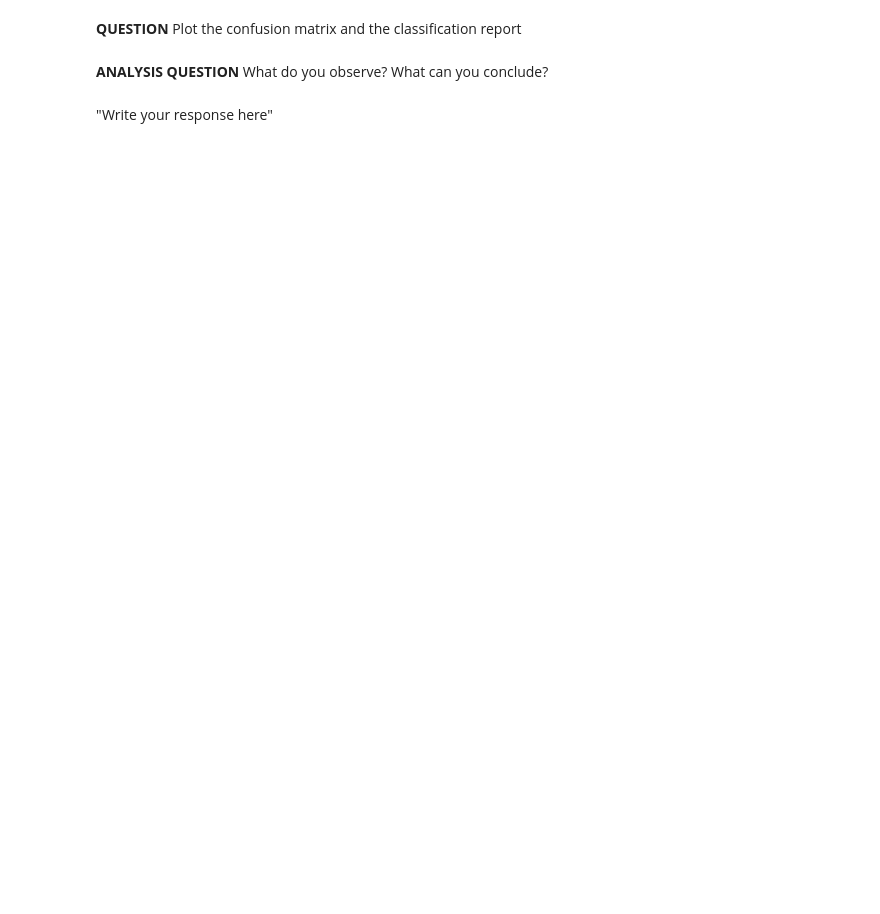
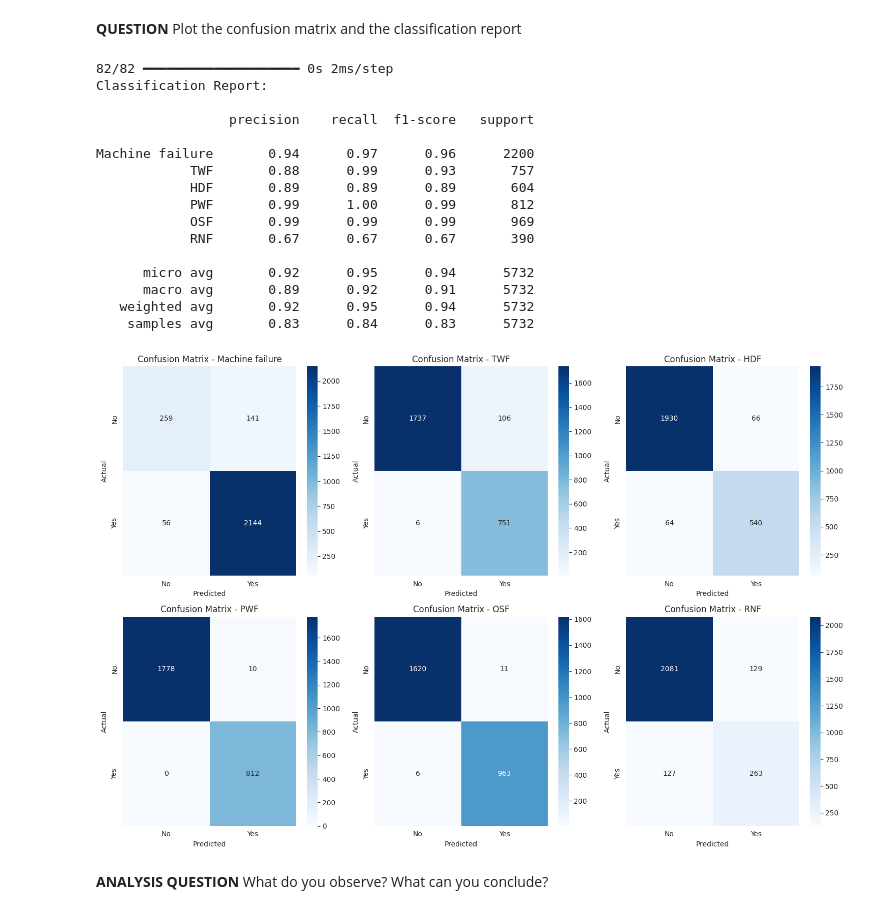
Before and after one commit to MothSleath/EmbeddedAI, a Jupyter notebook: TP_IA_EMBARQUEE.ipynb, the cells around one changed output. Drawn from its saved outputs; the diff is of its cells as text; code cells hidden in the pictures; blank space fills up the shorter version.

```diff
--- a/TP_IA_EMBARQUEE.ipynb
+++ b/TP_IA_EMBARQUEE.ipynb
@@ -261,3 +470,16 @@ In this section, you must build and train a model without rebalancing the datase
 **QUESTION:** Code below the model architecture
 # %% [markdown]
 **TIP:** It could be interesting to keep it the same as before
+# %%
+# deep learning model
+model = keras.Sequential([
+    keras.Input(shape=(X_train.shape[1],)),
+    layers.Dense(32, activation='relu'),
+    layers.Dense(16, activation='relu'),
+    layers.Dense(8, activation='relu'),
+    layers.Dense(Y_train.shape[1], activation='sigmoid')
+])
+
+model.compile(optimizer='adam', loss='binary_crossentropy', metrics=['accuracy'])
+
+model.summary()
@@ -266,6 +558,56 @@ In this section, you must build and train a model without rebalancing the datase
 # %% [markdown]
 **QUESTION** Plot the confusion matrix and the classification report
+# %%
+# 1. Génération des prédictions du modèle
+Y_pred_proba = model.predict(X_test)         # prédictions probabilistes
+Y_pred = (Y_pred_proba > 0.5).astype(int)    # conversion en binaire
+
+# 2. Rapport de classification
+# Adaptez la liste ci-dessous en fonction de l'ordre et du nom de vos étiquettes réelles
+labels = ['Machine failure', 'TWF', 'HDF', 'PWF', 'OSF', 'RNF']
+print("Classification Report:\n")
+print(classification_report(Y_test, Y_pred, target_names=labels, zero_division=0))
+
+# 3. Matrices de confusion pour chaque étiquette
+conf_matrices = multilabel_confusion_matrix(Y_test, Y_pred)
+
+# 4. Visualisation des matrices de confusion
+fig, axes = plt.subplots(2, 3, figsize=(15, 10))
+
+for i, ax in enumerate(axes.flatten()):
+    if i < len(labels):
+        sns.heatmap(
+            conf_matrices[i],
+            annot=True,
+            fmt='d',
+            cmap='Blues',
+            xticklabels=['No', 'Yes'],
+            yticklabels=['No', 'Yes'],
+            ax=ax
+        )
+        ax.set_title(f'Confusion Matrix - {labels[i]}')
+        ax.set_xlabel('Predicted')
+        ax.set_ylabel('Actual')
+
+plt.tight_layout()
+plt.show()
+# %% [output]
+82/82 ━━━━━━━━━━━━━━━━━━━━ 0s 2ms/step
+Classification Report:
+
+                 precision    recall  f1-score   support
+
+Machine failure       0.94      0.97      0.96      2200
+            TWF       0.88      0.99      0.93       757
+            HDF       0.89      0.89      0.89       604
+            PWF       0.99      1.00      0.99       812
+            OSF       0.99      0.99      0.99       969
+            RNF       0.67      0.67      0.67       390
+
+      micro avg       0.92      0.95      0.94      5732
+      macro avg       0.89      0.92      0.91      5732
+   weighted avg       0.92      0.95      0.94      5732
+    samples avg       0.83      0.84      0.83      5732
+[figure, added]
 # %% [markdown]
 **ANALYSIS QUESTION** What do you observe? What can you conclude?
-# %% [markdown]
-"Write your response here"
```
Also changed, not shown: parts of 16 cells of this notebook.
